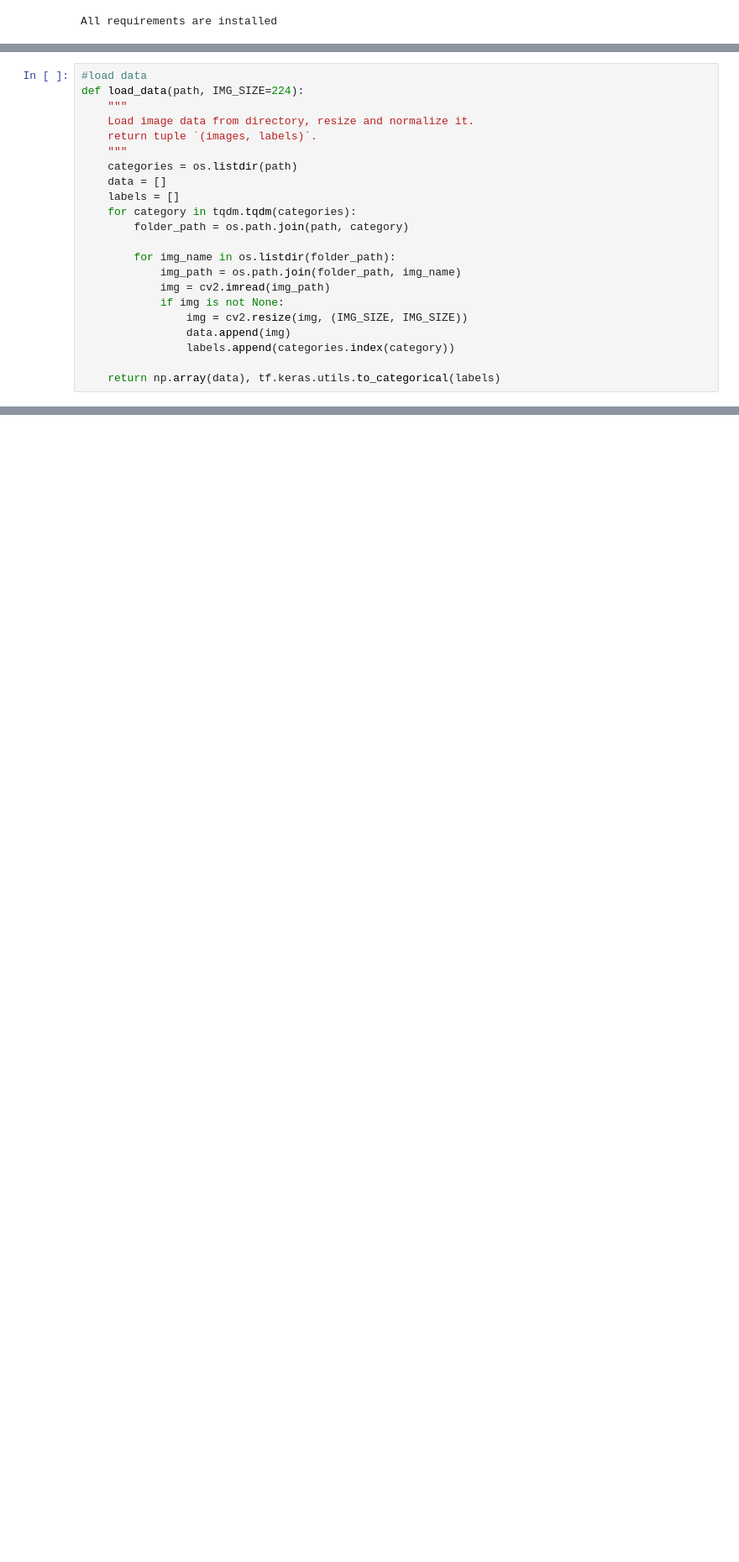
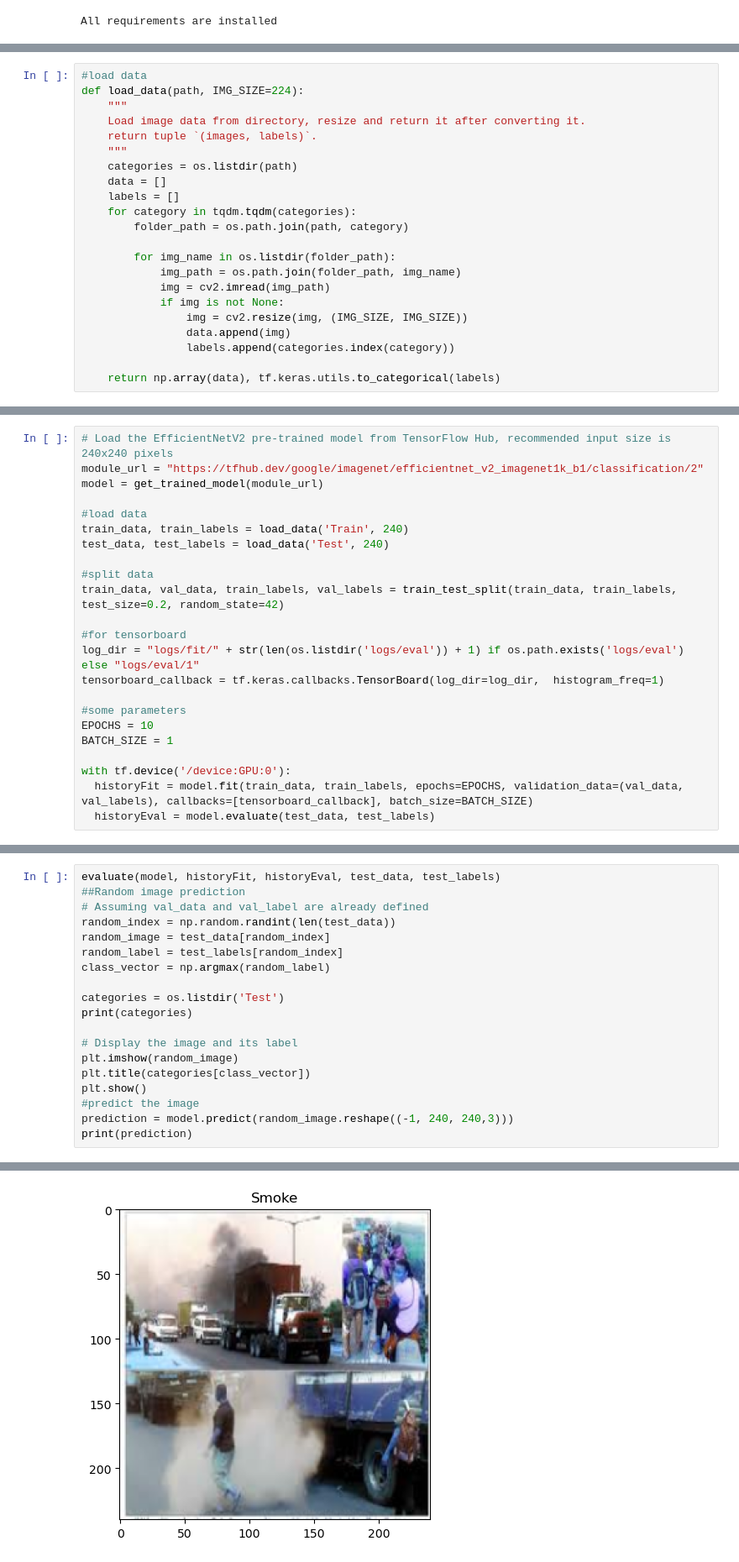
Before and after one commit to M7Saad/SIC-Project, a Jupyter notebook: code.ipynb, the cells around one changed output, grey strips where cells are left out. Shown at 84% size. Cells and saved outputs as stored; diff of their text form; blank space fills up the shorter version.

Commit message:
added the pretrained model and eval

```diff
--- a/code.ipynb
+++ b/code.ipynb
@@ -50,7 +52,7 @@ Num GPUs Available:  1
 #load data
 def load_data(path, IMG_SIZE=224):
     """
-    Load image data from directory, resize and normalize it.
+    Load image data from directory, resize and return it after converting it.
     return tuple `(images, labels)`.
     """
     categories = os.listdir(path)
@@ -143,0 +219,23 @@ print("allah y3een")
+# %%
+# Load the EfficientNetV2 pre-trained model from TensorFlow Hub, recommended input size is 240x240 pixels
+module_url = "https://tfhub.dev/google/imagenet/efficientnet_v2_imagenet1k_b1/classification/2"
+model = get_trained_model(module_url)
+
+#load data
+train_data, train_labels = load_data('Train', 240)
+test_data, test_labels = load_data('Test', 240)
+
+#split data
+train_data, val_data, train_labels, val_labels = train_test_split(train_data, train_labels, test_size=0.2, random_state=42)
+
+#for tensorboard
+log_dir = "logs/fit/" + str(len(os.listdir('logs/eval')) + 1) if os.path.exists('logs/eval') else "logs/eval/1"
+tensorboard_callback = tf.keras.callbacks.TensorBoard(log_dir=log_dir,  histogram_freq=1)
+
+#some parameters
+EPOCHS = 10
+BATCH_SIZE = 1
+
+with tf.device('/device:GPU:0'):
+  historyFit = model.fit(train_data, train_labels, epochs=EPOCHS, validation_data=(val_data, val_labels), callbacks=[tensorboard_callback], batch_size=BATCH_SIZE)
+  historyEval = model.evaluate(test_data, test_labels)
@@ -143,0 +279,20 @@ print("allah y3een")
+# %%
+evaluate(model, historyFit, historyEval, test_data, test_labels)
+##Random image prediction
+# Assuming val_data and val_label are already defined
+random_index = np.random.randint(len(test_data))
+random_image = test_data[random_index]
+random_label = test_labels[random_index]
+class_vector = np.argmax(random_label)
+
+categories = os.listdir('Test')
+print(categories)
+
+# Display the image and its label
+plt.imshow(random_image)
+plt.title(categories[class_vector])
+plt.show()
+#predict the image
+prediction = model.predict(random_image.reshape((-1, 240, 240,3)))
+print(prediction)
+# %% [output]
@@ -143,0 +306 @@ print("allah y3een")
+[figure, added]
```
Also changed, not shown: parts of 12 cells of this notebook.
